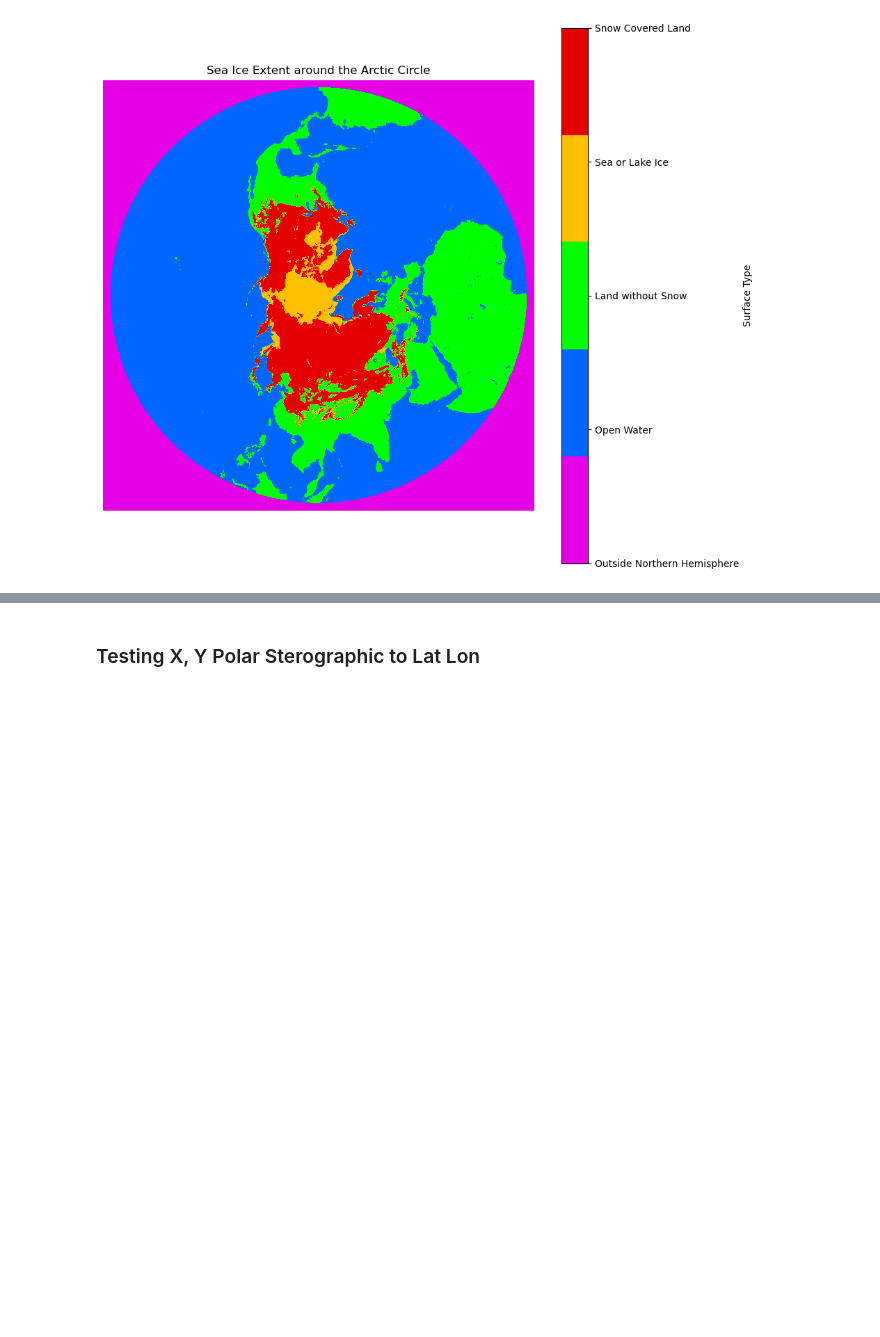
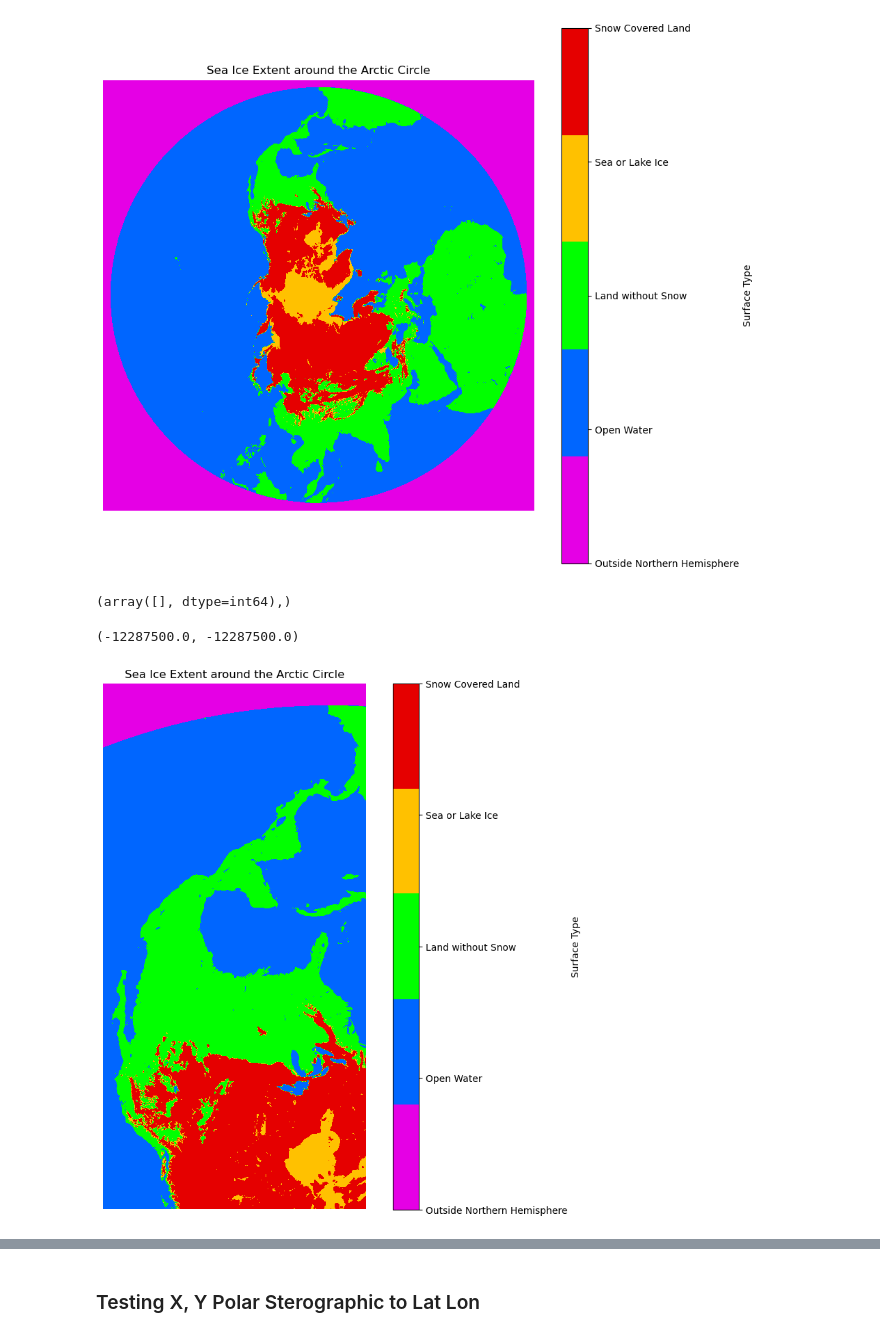
Before and after one commit to NOAA-HES-Capstone/icedyno, a Jupyter notebook: workspaces/julieanna/ims_latlong.ipynb, the cells around one changed output, grey strips where cells are left out. Drawn from its saved outputs; the diff is of its cells as text; code cells hidden in the pictures; blank space fills up the shorter version.

```diff
--- a/workspaces/julieanna/ims_latlong.ipynb
+++ b/workspaces/julieanna/ims_latlong.ipynb
@@ -10,7 +35,7 @@ def plot_sie(sie: np.array):
 
     # Plotting the sea ice extent with the custom colormap
     plt.figure(figsize=(10, 10))
-    plt.imshow(sie[0], cmap=cmap, vmin=0, vmax=len(colors) - 1)
+    plt.imshow(sie, cmap=cmap, vmin=0, vmax=len(colors) - 1)
     plt.title("Sea Ice Extent around the Arctic Circle", fontsize=12)
     plt.axis("off")
 
@@ -101,5 +325,5 @@ keys
 with h5py.File(file_path, "r") as file:
     # sie = file["sea_ice_extent"][:]
     sie = file["IMS_Surface_Values"][:]
-    x = file["x"][:]
-    y = file["y"][:]
+    x_coords = file["x"][:]
+    y_coords = file["y"][:]
@@ -117,2 +337,15 @@ plot_sie(sie)
 # %% [output]
 [figure]
+# %%
+np.where(np.isclose(x, 3750000.0))
+np.where(np.isclose(y, -5350000.0))
+# %% [output]
+(array([], dtype=int64),)
+# %%
+x[0], y[0]
+# %% [output]
+(-12287500.0, -12287500.0)
+# %%
+plot_sie(sie[0, 0:10000, 8000:13000])
+# %% [output]
+[figure, added]
```
Also changed, not shown: parts of 13 cells of this notebook.
